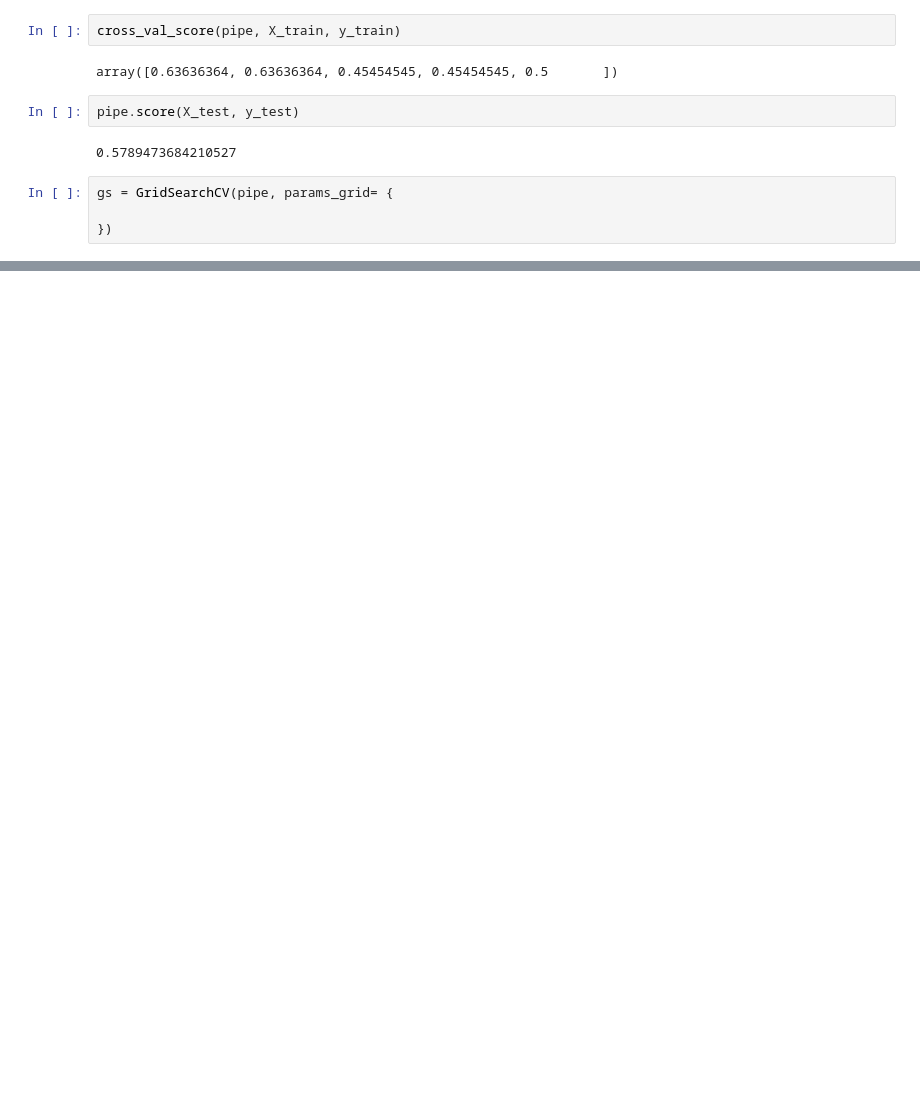
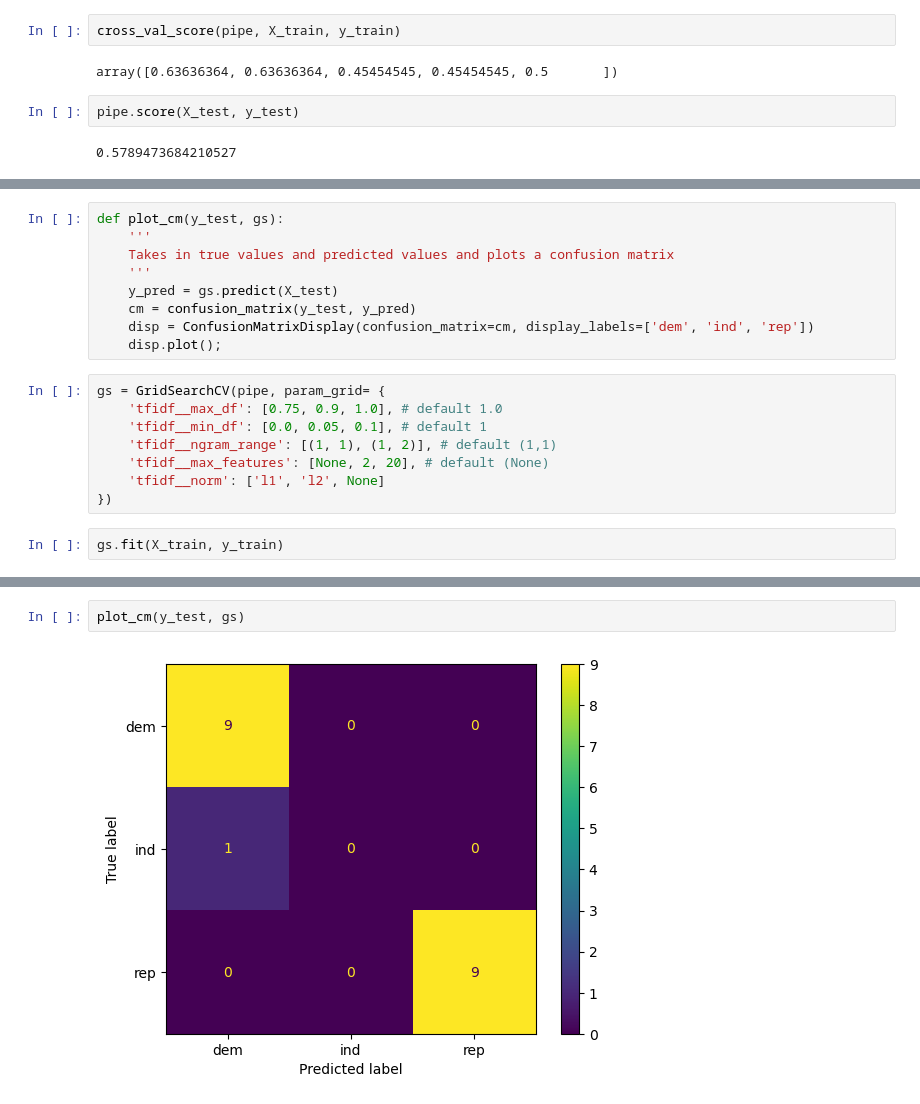
Before and after one commit to natehiatt/presidency_project, a Jupyter notebook: notebooks/shelley_scratch.ipynb, the cells around one changed output, grey strips where cells are left out. Cells and saved outputs as stored; diff of their text form; blank space fills up the shorter version.

Commit message:
finished modelling tfidf vect pipeline grid searches and countvec ones, fixed errors with the year

```diff
--- a/notebooks/shelley_scratch.ipynb
+++ b/notebooks/shelley_scratch.ipynb
@@ -646,7 +754,3 @@ array([0.63636364, 0.63636364, 0.45454545, 0.45454545, 0.5       ])
 pipe.score(X_test, y_test)
 # %% [output]
 0.5789473684210527
-# %%
-gs = GridSearchCV(pipe, params_grid= {
-
-})
@@ -656,0 +766,19 @@ gs = GridSearchCV(pipe, params_grid= {
+# %%
+def plot_cm(y_test, gs):
+    '''
+    Takes in true values and predicted values and plots a confusion matrix
+    '''
+    y_pred = gs.predict(X_test)
+    cm = confusion_matrix(y_test, y_pred)
+    disp = ConfusionMatrixDisplay(confusion_matrix=cm, display_labels=['dem', 'ind', 'rep'])
+    disp.plot();
+# %%
+gs = GridSearchCV(pipe, param_grid= {
+    'tfidf__max_df': [0.75, 0.9, 1.0], # default 1.0
+    'tfidf__min_df': [0.0, 0.05, 0.1], # default 1
+    'tfidf__ngram_range': [(1, 1), (1, 2)], # default (1,1)
+    'tfidf__max_features': [None, 2, 20], # default (None)
+    'tfidf__norm': ['l1', 'l2', None]
+})
+# %%
+gs.fit(X_train, y_train)
@@ -656,0 +799,4 @@ gs = GridSearchCV(pipe, params_grid= {
+# %%
+plot_cm(y_test, gs)
+# %% [output]
+[figure, added]
```
Also changed, not shown: parts of 43 cells of this notebook.
